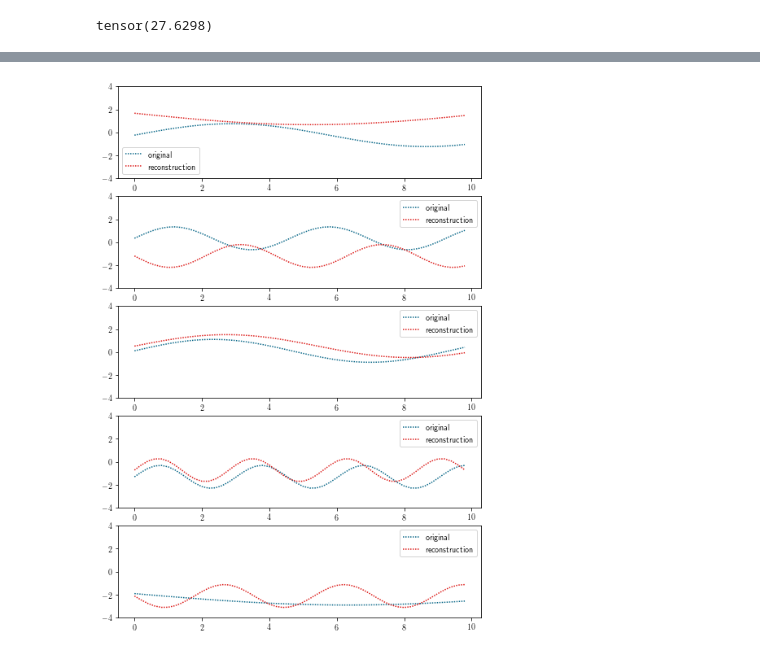
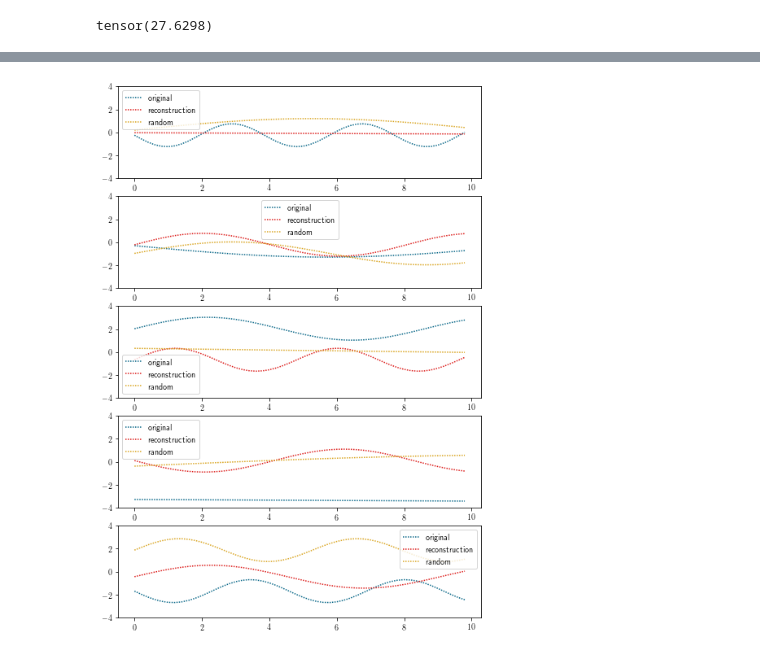
Before and after one commit to stefanwezel/SequentialVAE, a Jupyter notebook: example/disentangle_sequence.ipynb, the cells around one changed output, grey strips where cells are left out. Saved outputs shown, nothing was run; the diff lists cells and outputs as text; code cells hidden in the pictures.

```diff
--- a/example/disentangle_sequence.ipynb
+++ b/example/disentangle_sequence.ipynb
@@ -100,14 +105,14 @@ class FHVAE(nn.Module):
         # encoder/inference
 
         # z2/sequence level
-        self.lstm_z2 = nn.LSTM(50,20)
-        self.mlp_mean_z2 = nn.Sequential(nn.Linear(20,20), nn.ReLU(), nn.Linear(20,1))
-        self.mlp_std_z2 = nn.Sequential(nn.Linear(20,20), nn.ReLU(), nn.Linear(20,1))
+        self.lstm_z2 = nn.LSTM(50,30)
+        self.mlp_mean_z2 = nn.Sequential(nn.Linear(30,20), nn.ReLU(),nn.Linear(20,20), nn.ReLU(), nn.Linear(20,1))
+        self.mlp_std_z2 = nn.Sequential(nn.Linear(30,20), nn.ReLU(), nn.Linear(20,20), nn.ReLU(),nn.Linear(20,1))
 
         # z1/segment level
-        self.lstm_z1 = nn.LSTM(1,10)
-        self.mlp_mean_z1 = nn.Sequential(nn.Linear(10,10), nn.ReLU(), nn.Linear(10,1))
-        self.mlp_std_z1 = nn.Sequential(nn.Linear(10,10), nn.ReLU(), nn.Linear(10,1))
+        self.lstm_z1 = nn.LSTM(50,30)
+        self.mlp_mean_z1 = nn.Sequential(nn.Linear(30,20), nn.ReLU(), nn.Linear(20,10), nn.ReLU(), nn.Linear(10,1))
+        self.mlp_std_z1 = nn.Sequential(nn.Linear(30,20), nn.ReLU(), nn.Linear(20,10), nn.ReLU(), nn.Linear(10,1))
 
 
         # decoder/generative
@@ -135,7 +140,7 @@ class FHVAE(nn.Module):
 
 
         # z1
-        _, (h_z1, c_z1) = self.lstm_z1(z2)
+        _, (h_z1, c_z1) = self.lstm_z1(x + z2)
 
         mu_z1 = self.mlp_mean_z1(h_z1)
         std_z1 = self.mlp_std_z1(h_z1)
@@ -144,16 +149,7 @@ class FHVAE(nn.Module):
 
 
         # decode
-
-#         h0_hat = 2 * torch.sin(z2.squeeze()*torch.Tensor(xs))
-#         h1_hat = torch.sin(z1.squeeze() * torch.Tensor(xs))
-
         reconstruction = z2 + torch.sin(z1.squeeze() * torch.Tensor(xs))
-#         _, (h_x, c_x) = self.lstm_z1(z1)
-#         mu_x = self.mlp_mean_x(h_x)
-#         std_x = self.mlp_std_x(h_x)
-
-#         x_hat = self.reparameterize(mu_x, std_x)
 
 
 
@@ -239,20 +234,37 @@ Epoch: 40, Loss: 0.85
 # %%
+
+# torch.save(model.state_dict(), 'example_model.pth')
+
 
 fig, axes = plt.subplots(nrows=5,ncols=1,figsize=(8,12))
 
 
 for a in range(5):
     y = training_samples[np.random.randint(0,100)].numpy()[0][0]
     y_reconstructed, _, _ = model(training_samples[a])
     y_reconstructed = y_reconstructed.squeeze().detach().numpy()
+    # for comparison
+    w1, w2 = np.random.normal(0, 1), np.random.normal(0, 1)
+#     print(w1)
+#     print(w2)
+#     y = (w1) * xs + w2
+#     print(y.shape)
+    h0 = w1
+    h1 = np.sin(w2 * xs)
+    random = h0 + h1
 
 
     axes[a].plot(xs, y,linestyle = (0, (1,1)), color = '#086788', label='original')
     axes[a].plot(xs, y_reconstructed,linestyle = (0, (1,1)), color = '#DD1C1A', label='reconstruction')
+    axes[a].plot(xs, random, linestyle = (0, (1,1)), color = 'goldenrod', label='random')
+
+
+
+
     axes[a].set_ylim(-4,4)
     axes[a].legend()
 
 # plt.legend()
 plt.show()
 # %% [output]
-[figure, old version]
+[figure, new version]
```
Also changed, not shown: parts of 4 cells of this notebook.
